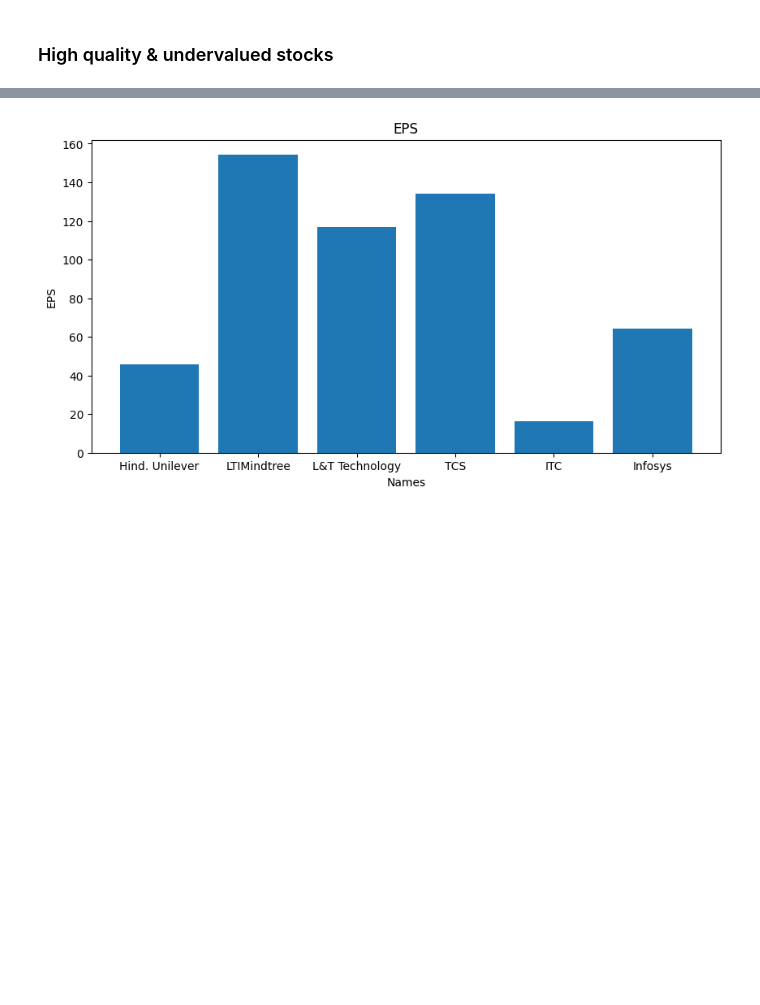
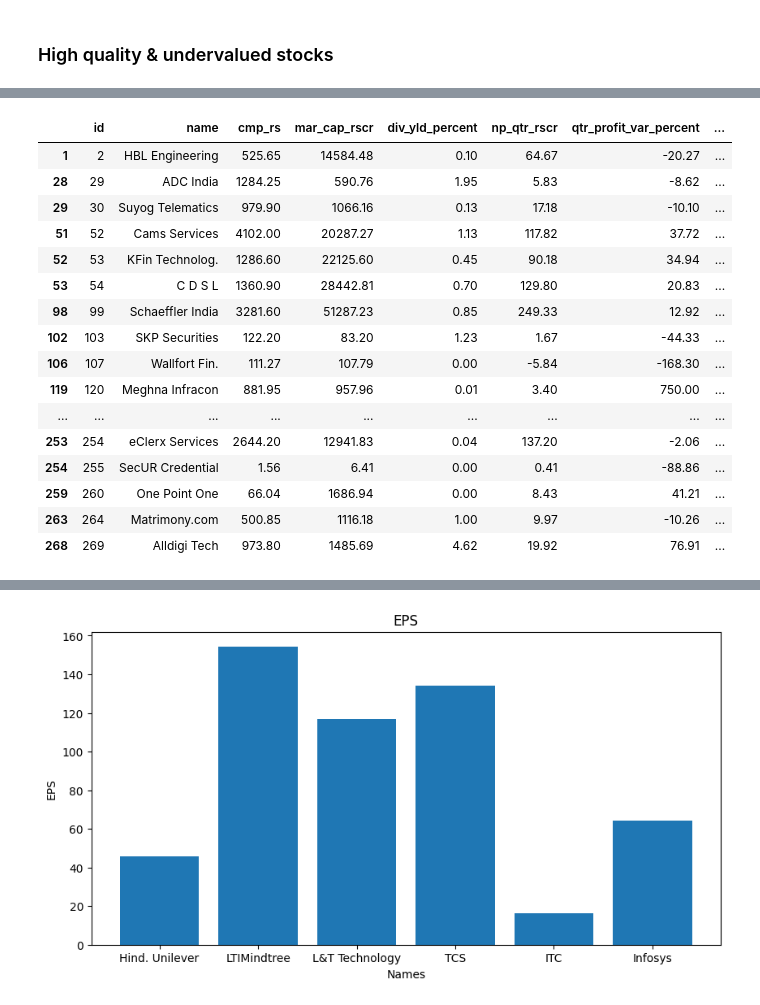
Before and after one commit to prashk027/Tasks, a Jupyter notebook: Tasks/PythonScript/task3/screener.ipynb, the cells around one changed output, grey strips where cells are left out. Drawn from its saved outputs; the diff is of its cells as text; code cells hidden in the pictures; blank space fills up the shorter version.

```diff
--- a/Tasks/PythonScript/task3/screener.ipynb
+++ b/Tasks/PythonScript/task3/screener.ipynb
@@ -533 +552,21 @@ under_value
+# %%
+df[df['under_value'] == True]
+# %% [output]
+|  | id | name | cmp_rs | mar_cap_rscr | div_yld_percent | np_qtr_rscr | qtr_profit_var_percent | ... |
+| 1 | 2 | HBL Engineering | 525.65 | 14584.48 | 0.10 | 64.67 | -20.27 | ... |
+| 28 | 29 | ADC India | 1284.25 | 590.76 | 1.95 | 5.83 | -8.62 | ... |
+| 29 | 30 | Suyog Telematics | 979.90 | 1066.16 | 0.13 | 17.18 | -10.10 | ... |
+| 51 | 52 | Cams Services | 4102.00 | 20287.27 | 1.13 | 117.82 | 37.72 | ... |
+| 52 | 53 | KFin Technolog. | 1286.60 | 22125.60 | 0.45 | 90.18 | 34.94 | ... |
+| 53 | 54 | C D S L | 1360.90 | 28442.81 | 0.70 | 129.80 | 20.83 | ... |
+| 98 | 99 | Schaeffler India | 3281.60 | 51287.23 | 0.85 | 249.33 | 12.92 | ... |
+| 102 | 103 | SKP Securities | 122.20 | 83.20 | 1.23 | 1.67 | -44.33 | ... |
+| 106 | 107 | Wallfort Fin. | 111.27 | 107.79 | 0.00 | -5.84 | -168.30 | ... |
+| 119 | 120 | Meghna Infracon | 881.95 | 957.96 | 0.01 | 3.40 | 750.00 | ... |
+| ... | ... | ... | ... | ... | ... | ... | ... | ... |
+| 253 | 254 | eClerx Services | 2644.20 | 12941.83 | 0.04 | 137.20 | -2.06 | ... |
+| 254 | 255 | SecUR Credential | 1.56 | 6.41 | 0.00 | 0.41 | -88.86 | ... |
+| 259 | 260 | One Point One | 66.04 | 1686.94 | 0.00 | 8.43 | 41.21 | ... |
+| 263 | 264 | Matrimony.com | 500.85 | 1116.18 | 1.00 | 9.97 | -10.26 | ... |
+| 268 | 269 | Alldigi Tech | 973.80 | 1485.69 | 4.62 | 19.92 | 76.91 | ... |
 # %%
```
Also changed, not shown: parts of 34 cells of this notebook, 9 other files.
